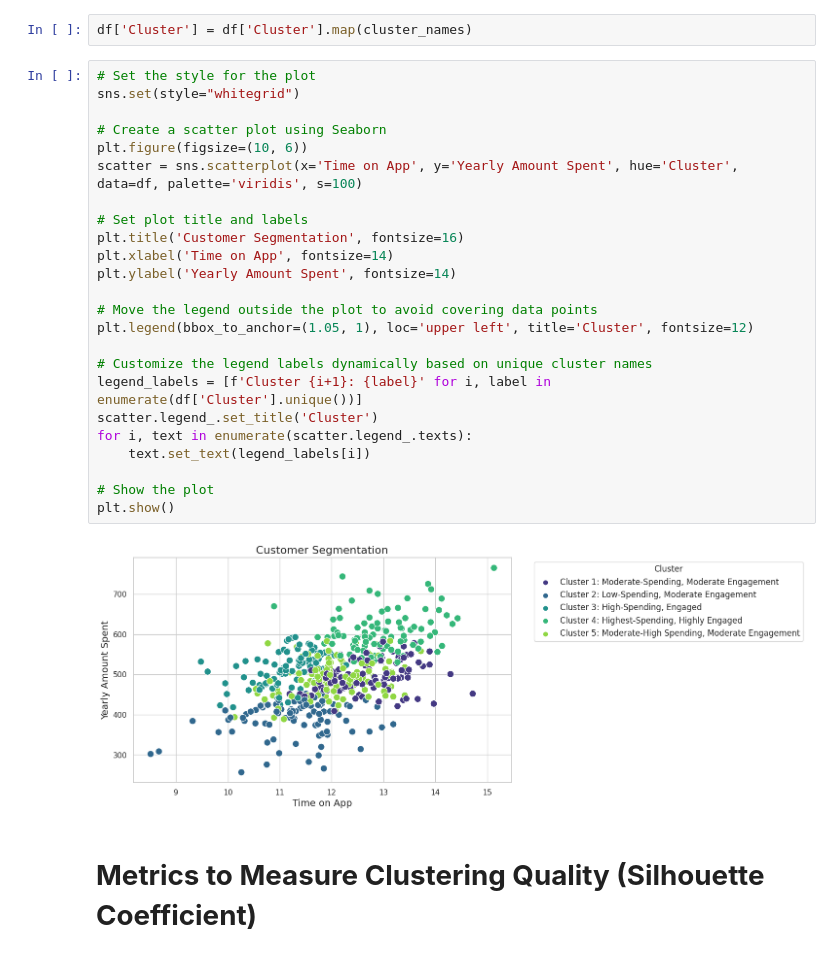
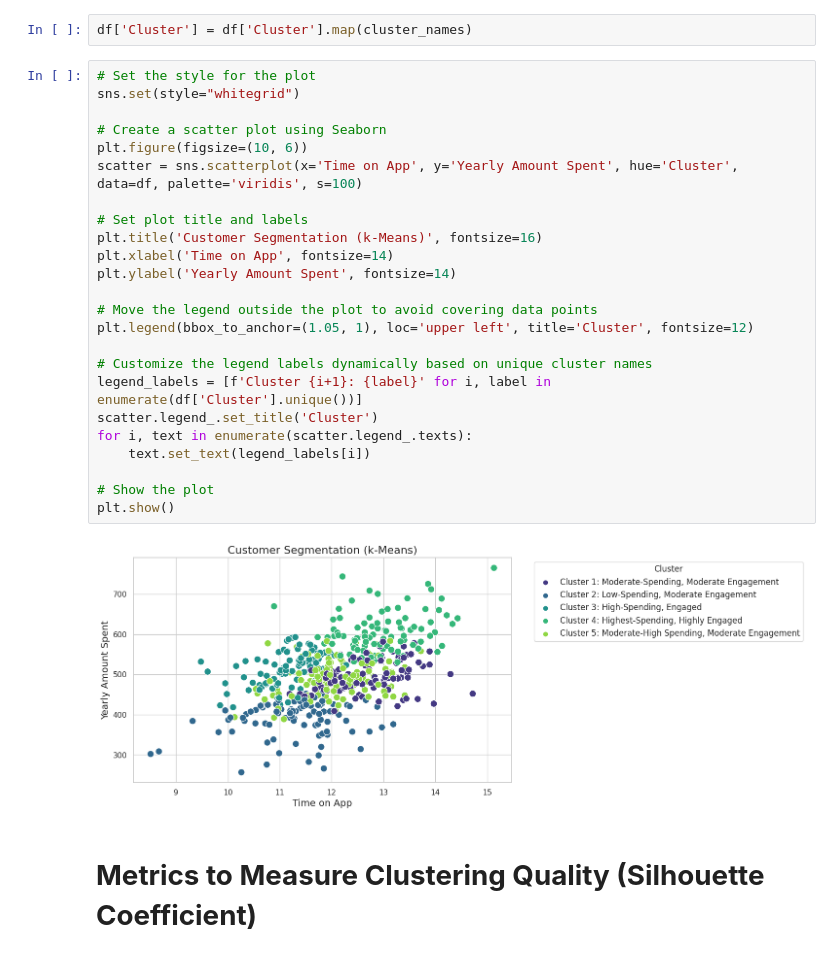
Before and after one commit to Srayoshi-Mirza/Customer-Segmentation-Unsupervised-Learning-, a Jupyter notebook: customer_segmentation_K_Means.ipynb, the cells around one changed output. Cells and saved outputs as stored; diff of their text form.

```diff
--- a/customer_segmentation_K_Means.ipynb
+++ b/customer_segmentation_K_Means.ipynb
@@ -169,29 +169,29 @@ df['Cluster'] = df['Cluster'].map(cluster_names)
 # %%
 # Set the style for the plot
 sns.set(style="whitegrid")
 
 # Create a scatter plot using Seaborn
 plt.figure(figsize=(10, 6))
 scatter = sns.scatterplot(x='Time on App', y='Yearly Amount Spent', hue='Cluster', data=df, palette='viridis', s=100)
 
 # Set plot title and labels
-plt.title('Customer Segmentation', fontsize=16)
+plt.title('Customer Segmentation (k-Means)', fontsize=16)
 plt.xlabel('Time on App', fontsize=14)
 plt.ylabel('Yearly Amount Spent', fontsize=14)
 
 # Move the legend outside the plot to avoid covering data points
 plt.legend(bbox_to_anchor=(1.05, 1), loc='upper left', title='Cluster', fontsize=12)
 
 # Customize the legend labels dynamically based on unique cluster names
 legend_labels = [f'Cluster {i+1}: {label}' for i, label in enumerate(df['Cluster'].unique())]
 scatter.legend_.set_title('Cluster')
 for i, text in enumerate(scatter.legend_.texts):
     text.set_text(legend_labels[i])
 
 # Show the plot
 plt.show()
 # %% [output]
-[figure, old version]
+[figure, new version]
 # %% [markdown]
 # **Metrics to Measure Clustering Quality (Silhouette Coefficient)**
 # %%
```
Also changed, not shown: parts of 1 cell of this notebook.
